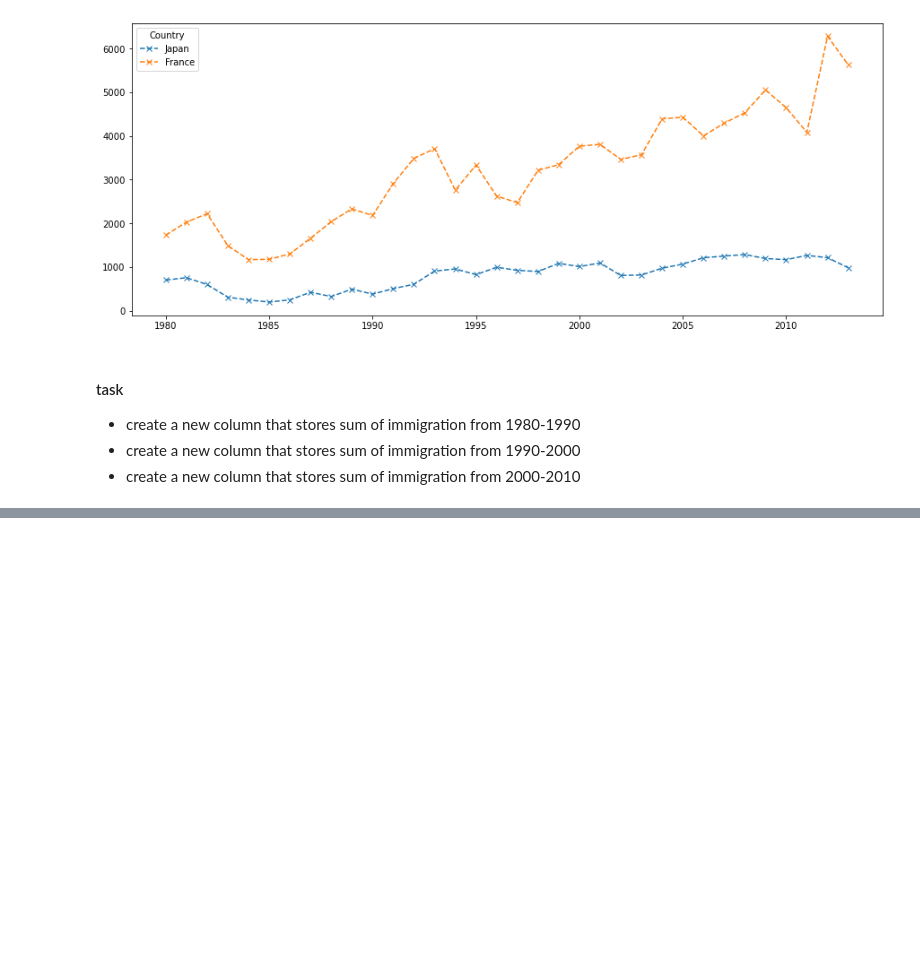
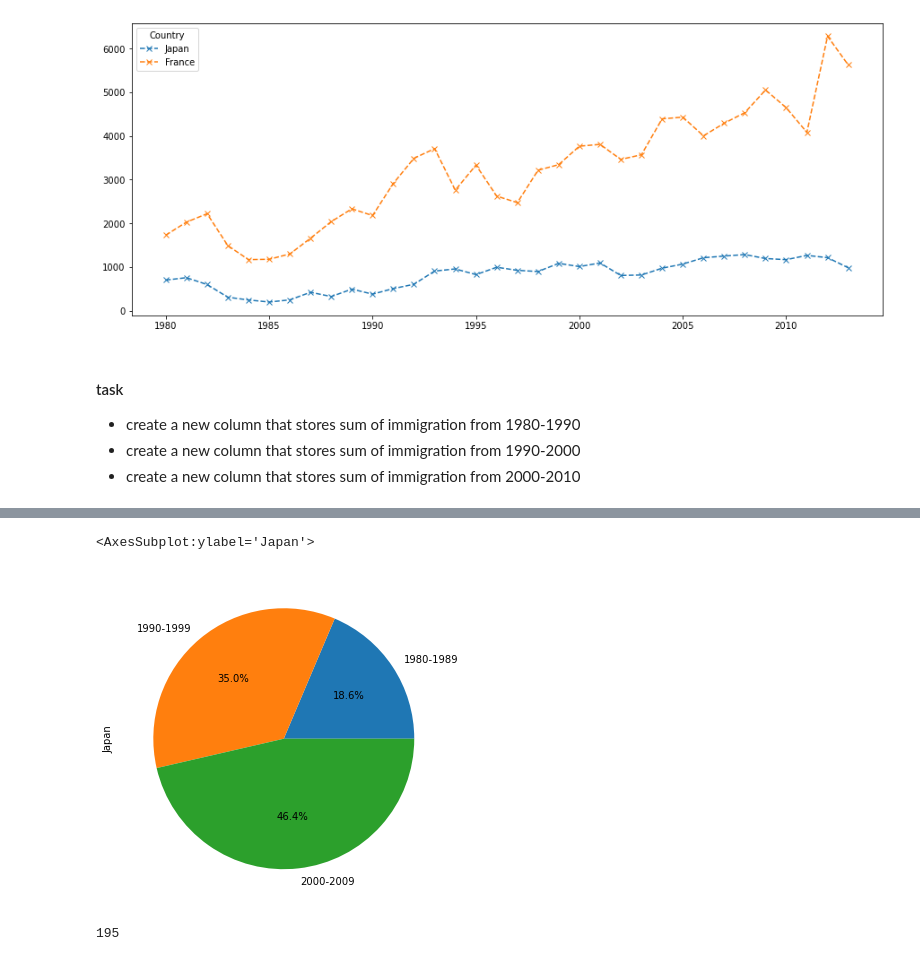
Before and after one commit to digipodium/DP-APR-PY-DS-22-WSS-500, a Jupyter notebook: datascience/analysis.ipynb, the cells around one changed output, grey strips where cells are left out. Saved outputs shown, nothing was run; the diff lists cells and outputs as text; code cells hidden in the pictures; blank space fills up the shorter version.

```diff
--- a/datascience/analysis.ipynb
+++ b/datascience/analysis.ipynb
@@ -150,0 +220,7 @@ canada.loc[['Japan','France'],years].T.plot(kind='line',figsize=(15,6), style='x
+# %%
+decade_cols = ['1980-1989','1990-1999','2000-2009']
+plt.figure(facecolor='white')
+canada.loc['Japan',decade_cols].plot(kind='pie',figsize=(10,6), autopct='%1.1f%%')
+# %% [output]
+<AxesSubplot:ylabel='Japan'>
+[figure, added]
@@ -150,0 +229,4 @@ canada.loc[['Japan','France'],years].T.plot(kind='line',figsize=(15,6), style='x
+# %%
+len(country_list)
+# %% [output]
+195
```
Also changed, not shown: parts of 15 cells of this notebook, 1 other file.
